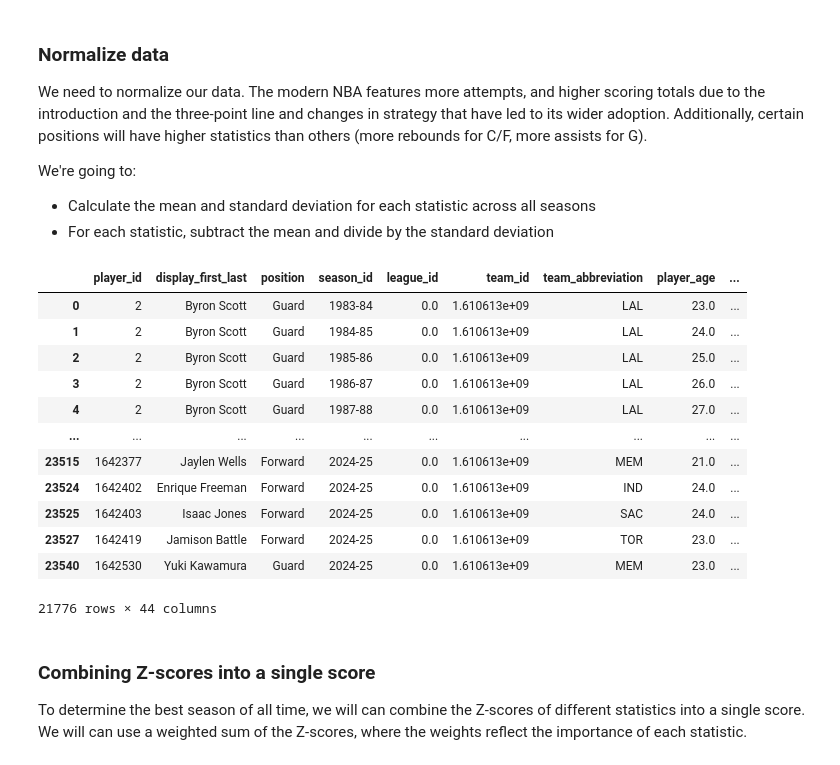
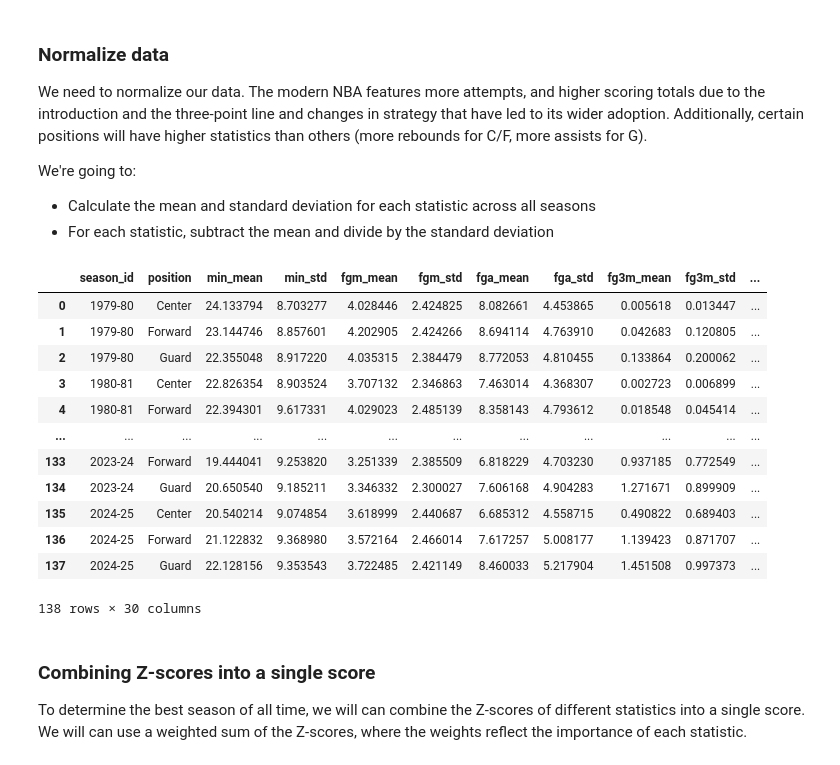
Before and after one commit to anewbegin95/nbadata, a Jupyter notebook: season_ranking.ipynb, the cells around one changed output. Saved outputs shown, nothing was run; the diff lists cells and outputs as text; code cells hidden in the pictures.

```diff
--- a/season_ranking.ipynb
+++ b/season_ranking.ipynb
@@ -113,28 +110,23 @@ We need to normalize our data. The modern NBA features more attempts, and higher
 We're going to:
 - Calculate the mean and standard deviation for each statistic across all seasons
 - For each statistic, subtract the mean and divide by the standard deviation
-# %%
-# Calculate mean and standard deviation for each statistic across all seasons
-means = df_stats[stats].mean()
-stds = df_stats[stats].std()
-
-# Apply Z-score normalization
-for stat in stats:
-    if stat in df_stats.columns:
-        df_stats[stat + '_zscore'] = (df_stats[stat] - means[stat]) / stds[stat]
-
-df_stats
-# %% [output]
-|  | player_id | display_first_last | position | season_id | league_id | team_id | team_abbreviation | player_age | ... |
-| 0 | 2 | Byron Scott | Guard | 1983-84 | 0.0 | 1.610613e+09 | LAL | 23.0 | ... |
-| 1 | 2 | Byron Scott | Guard | 1984-85 | 0.0 | 1.610613e+09 | LAL | 24.0 | ... |
-| 2 | 2 | Byron Scott | Guard | 1985-86 | 0.0 | 1.610613e+09 | LAL | 25.0 | ... |
-| 3 | 2 | Byron Scott | Guard | 1986-87 | 0.0 | 1.610613e+09 | LAL | 26.0 | ... |
-| 4 | 2 | Byron Scott | Guard | 1987-88 | 0.0 | 1.610613e+09 | LAL | 27.0 | ... |
-| ... | ... | ... | ... | ... | ... | ... | ... | ... | ... |
-| 23515 | 1642377 | Jaylen Wells | Forward | 2024-25 | 0.0 | 1.610613e+09 | MEM | 21.0 | ... |
-| 23524 | 1642402 | Enrique Freeman | Forward | 2024-25 | 0.0 | 1.610613e+09 | IND | 24.0 | ... |
-| 23525 | 1642403 | Isaac Jones | Forward | 2024-25 | 0.0 | 1.610613e+09 | SAC | 24.0 | ... |
-| 23527 | 1642419 | Jamison Battle | Forward | 2024-25 | 0.0 | 1.610613e+09 | TOR | 23.0 | ... |
-| 23540 | 1642530 | Yuki Kawamura | Guard | 2024-25 | 0.0 | 1.610613e+09 | MEM | 23.0 | ... |
-21776 rows × 44 columns
+# %%
+# Create a grouped dataframe based on my bias_factors with the mean, and std for each stat
+
+df_bias_factors = df_stats.groupby(bias_factors)[stats].agg(['mean', 'std']).reset_index(inplace=False)
+df_bias_factors.columns = ['season_id', 'position'] + ['_'.join(col).strip() for col in df_bias_factors.columns.values[2:]]
+df_bias_factors
+# %% [output]
+|  | season_id | position | min_mean | min_std | fgm_mean | fgm_std | fga_mean | fga_std | fg3m_mean | fg3m_std | ... |
+| 0 | 1979-80 | Center | 24.133794 | 8.703277 | 4.028446 | 2.424825 | 8.082661 | 4.453865 | 0.005618 | 0.013447 | ... |
+| 1 | 1979-80 | Forward | 23.144746 | 8.857601 | 4.202905 | 2.424266 | 8.694114 | 4.763910 | 0.042683 | 0.120805 | ... |
+| 2 | 1979-80 | Guard | 22.355048 | 8.917220 | 4.035315 | 2.384479 | 8.772053 | 4.810455 | 0.133864 | 0.200062 | ... |
+| 3 | 1980-81 | Center | 22.826354 | 8.903524 | 3.707132 | 2.346863 | 7.463014 | 4.368307 | 0.002723 | 0.006899 | ... |
+| 4 | 1980-81 | Forward | 22.394301 | 9.617331 | 4.029023 | 2.485139 | 8.358143 | 4.793612 | 0.018548 | 0.045414 | ... |
+| ... | ... | ... | ... | ... | ... | ... | ... | ... | ... | ... | ... |
+| 133 | 2023-24 | Forward | 19.444041 | 9.253820 | 3.251339 | 2.385509 | 6.818229 | 4.703230 | 0.937185 | 0.772549 | ... |
+| 134 | 2023-24 | Guard | 20.650540 | 9.185211 | 3.346332 | 2.300027 | 7.606168 | 4.904283 | 1.271671 | 0.899909 | ... |
+| 135 | 2024-25 | Center | 20.540214 | 9.074854 | 3.618999 | 2.440687 | 6.685312 | 4.558715 | 0.490822 | 0.689403 | ... |
+| 136 | 2024-25 | Forward | 21.122832 | 9.368980 | 3.572164 | 2.466014 | 7.617257 | 5.008177 | 1.139423 | 0.871707 | ... |
+| 137 | 2024-25 | Guard | 22.128156 | 9.353543 | 3.722485 | 2.421149 | 8.460033 | 5.217904 | 1.451508 | 0.997373 | ... |
+138 rows × 30 columns
```
Also changed, not shown: parts of 10 cells of this notebook.
